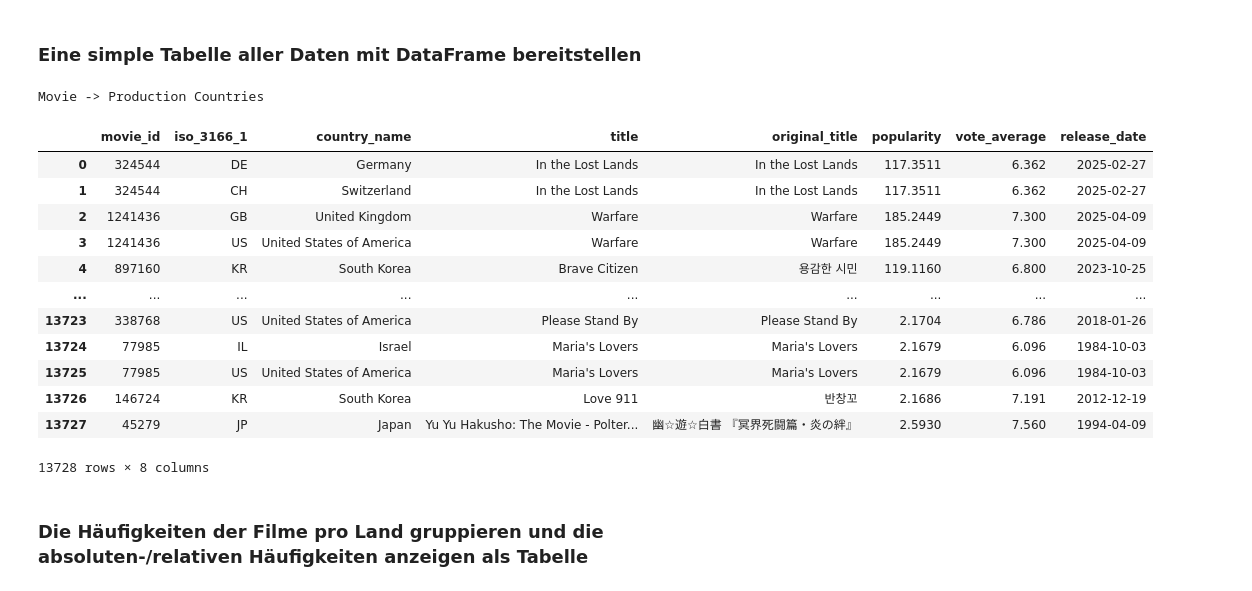
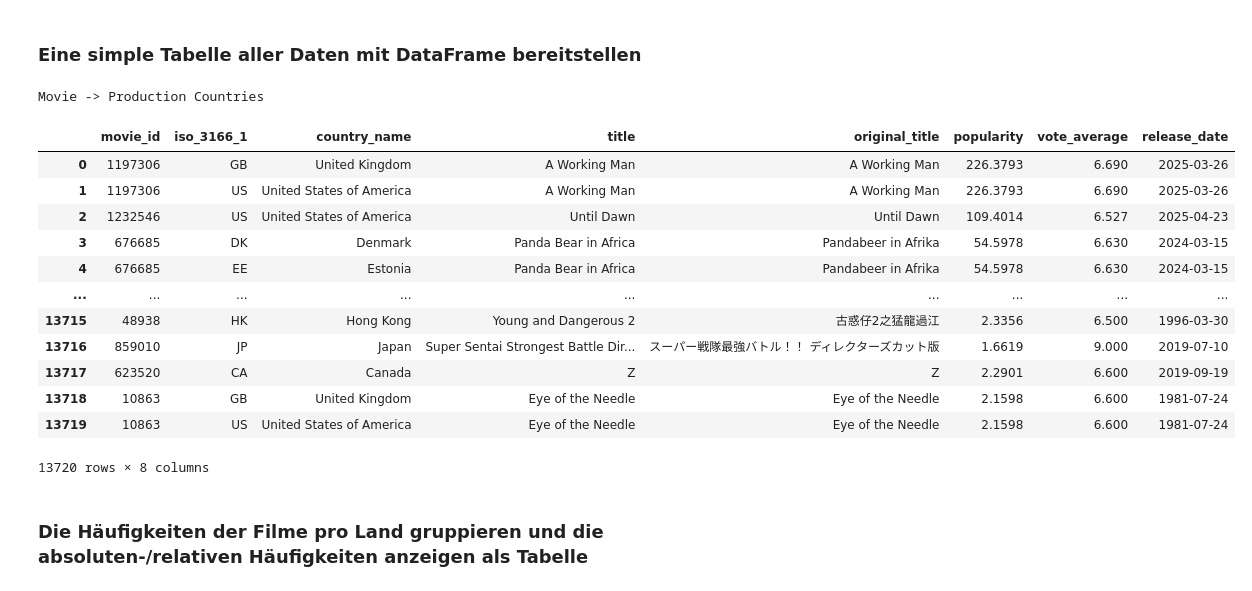
Before and after one commit to SethoE/Netflix_Data_Analysis, a Jupyter notebook: notebooks/DSCB230_SoSe25_Hausarbeit_Juliett.ipynb, the cells around one changed output. Cells and saved outputs as stored; diff of their text form; code cells hidden in the pictures.

```diff
--- a/notebooks/DSCB230_SoSe25_Hausarbeit_Juliett.ipynb
+++ b/notebooks/DSCB230_SoSe25_Hausarbeit_Juliett.ipynb
@@ -755,7 +755,7 @@ from concurrent.futures import ThreadPoolExecutor, as_completed
 from tqdm.notebook import tqdm
 
 # 1) Lade und filtere Filme (10 000 IDs)
-PATH = "./data/raw/fragestellung_03/2025-05-31_version4_all_country_movies.json"
+PATH = "./data/raw/fragestellung_03/2025-06-10_version1_all_country_movies.json"
 with open(PATH, "r", encoding="utf-8") as f:
     all_movies = json.load(f)
 seen = set()
@@ -847,27 +857,27 @@ Saved 13722 entries to ./data/raw/fragestellung_03/2025-06-02_version1_all_detai
 # %%
 import pandas as pd
 import json
-PATH_TO_DETAIL_DATA_JSON = "./data/raw/fragestellung_03/2025-06-01_version2_all_details_to_top_10_000_movies.json"
+PATH_TO_DETAIL_DATA_JSON = "./data/raw/fragestellung_03/2025-06-10_version1_all_details_to_top_10_000_movies.json"
 with open(PATH_TO_DETAIL_DATA_JSON, "r") as file:
     movie_details_data = json.load(file)
 
 df = pd.DataFrame(movie_details_data)
 print("\nMovie -> Production Countries")
 df
 # %% [output]
 Movie -> Production Countries
 |  | movie_id | iso_3166_1 | country_name | title | original_title | popularity | vote_average | release_date |
-| 0 | 324544 | DE | Germany | In the Lost Lands | In the Lost Lands | 117.3511 | 6.362 | 2025-02-27 |
-| 1 | 324544 | CH | Switzerland | In the Lost Lands | In the Lost Lands | 117.3511 | 6.362 | 2025-02-27 |
-| 2 | 1241436 | GB | United Kingdom | Warfare | Warfare | 185.2449 | 7.300 | 2025-04-09 |
-| 3 | 1241436 | US | United States of America | Warfare | Warfare | 185.2449 | 7.300 | 2025-04-09 |
-| 4 | 897160 | KR | South Korea | Brave Citizen | 용감한 시민 | 119.1160 | 6.800 | 2023-10-25 |
+| 0 | 1197306 | GB | United Kingdom | A Working Man | A Working Man | 226.3793 | 6.690 | 2025-03-26 |
+| 1 | 1197306 | US | United States of America | A Working Man | A Working Man | 226.3793 | 6.690 | 2025-03-26 |
+| 2 | 1232546 | US | United States of America | Until Dawn | Until Dawn | 109.4014 | 6.527 | 2025-04-23 |
+| 3 | 676685 | DK | Denmark | Panda Bear in Africa | Pandabeer in Afrika | 54.5978 | 6.630 | 2024-03-15 |
+| 4 | 676685 | EE | Estonia | Panda Bear in Africa | Pandabeer in Afrika | 54.5978 | 6.630 | 2024-03-15 |
 | ... | ... | ... | ... | ... | ... | ... | ... | ... |
-| 13723 | 338768 | US | United States of America | Please Stand By | Please Stand By | 2.1704 | 6.786 | 2018-01-26 |
-| 13724 | 77985 | IL | Israel | Maria's Lovers | Maria's Lovers | 2.1679 | 6.096 | 1984-10-03 |
-| 13725 | 77985 | US | United States of America | Maria's Lovers | Maria's Lovers | 2.1679 | 6.096 | 1984-10-03 |
-| 13726 | 146724 | KR | South Korea | Love 911 | 반창꼬 | 2.1686 | 7.191 | 2012-12-19 |
-| 13727 | 45279 | JP | Japan | Yu Yu Hakusho: The Movie - Polter... | 幽☆遊☆白書 『冥界死闘篇・炎の絆』 | 2.5930 | 7.560 | 1994-04-09 |
+| 13715 | 48938 | HK | Hong Kong | Young and Dangerous 2 | 古惑仔2之猛龍過江 | 2.3356 | 6.500 | 1996-03-30 |
+| 13716 | 859010 | JP | Japan | Super Sentai Strongest Battle Dir... | スーパー戦隊最強バトル！！ ディレクターズカット版 | 1.6619 | 9.000 | 2019-07-10 |
+| 13717 | 623520 | CA | Canada | Z | Z | 2.2901 | 6.600 | 2019-09-19 |
+| 13718 | 10863 | GB | United Kingdom | Eye of the Needle | Eye of the Needle | 2.1598 | 6.600 | 1981-07-24 |
+| 13719 | 10863 | US | United States of America | Eye of the Needle | Eye of the Needle | 2.1598 | 6.600 | 1981-07-24 |
-13728 rows × 8 columns
+13720 rows × 8 columns
 # %% [markdown]
 ### Die Häufigkeiten der Filme pro Land gruppieren und die absoluten-/relativen Häufigkeiten anzeigen als Tabelle
```
Also changed, not shown: parts of 10 cells of this notebook, 10 other files.
